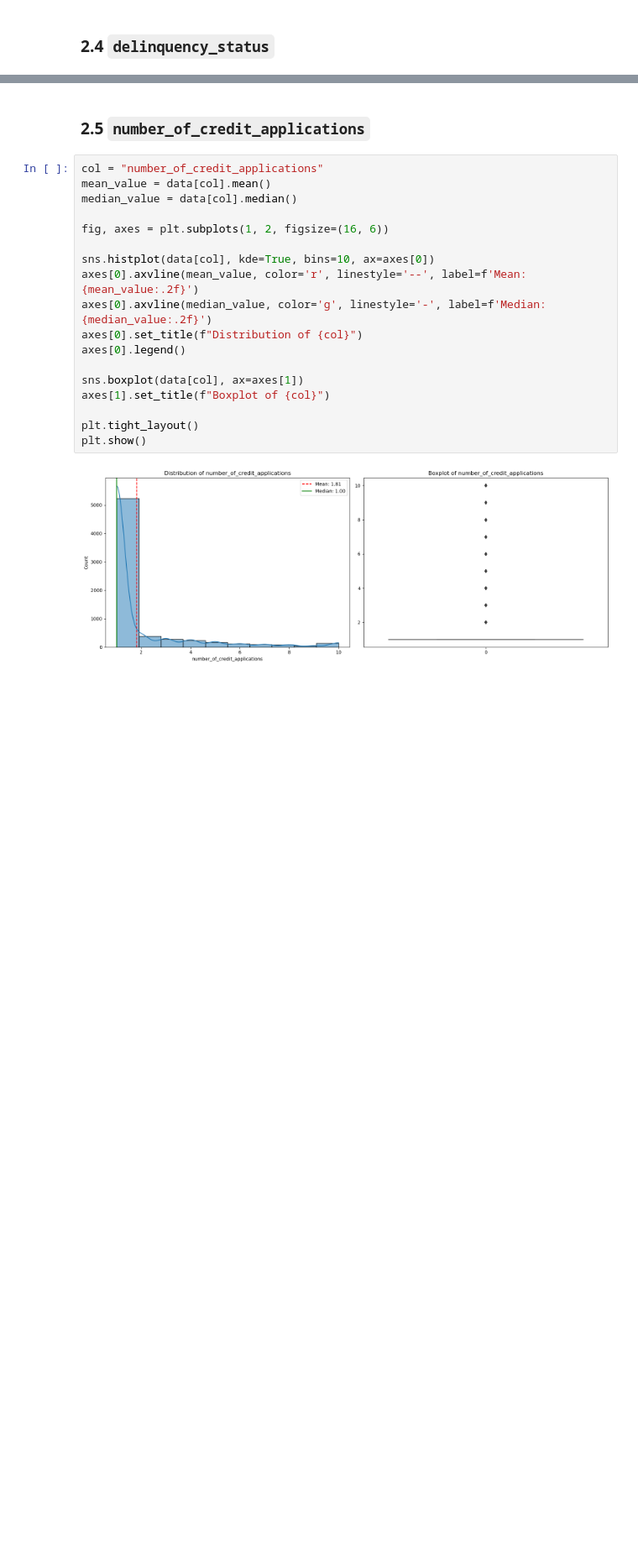
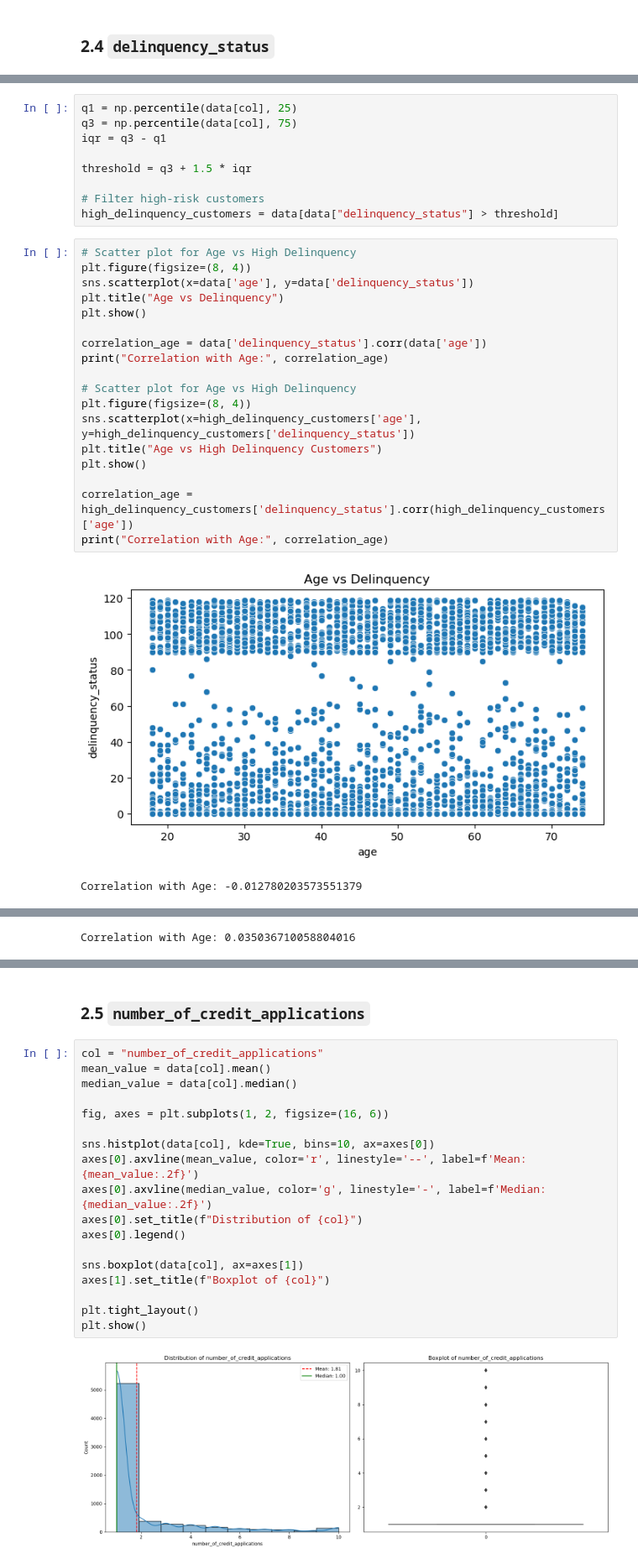
Before and after one commit to hchamikadilshan/CreditRisk360-ISC2024, a Jupyter notebook: notebooks/4 - eda.ipynb, the cells around one changed output, grey strips where cells are left out. Shown at 84% size. Drawn from its saved outputs; the diff is of its cells as text; blank space fills up the shorter version.

```diff
--- a/notebooks/4 - eda.ipynb
+++ b/notebooks/4 - eda.ipynb
@@ -151,0 +178,30 @@ plt.show()
+# %%
+q1 = np.percentile(data[col], 25)
+q3 = np.percentile(data[col], 75)
+iqr = q3 - q1
+
+threshold = q3 + 1.5 * iqr
+
+# Filter high-risk customers
+high_delinquency_customers = data[data["delinquency_status"] > threshold]
+# %%
+# Scatter plot for Age vs High Delinquency
+plt.figure(figsize=(8, 4))
+sns.scatterplot(x=data['age'], y=data['delinquency_status'])
+plt.title("Age vs Delinquency")
+plt.show()
+
+correlation_age = data['delinquency_status'].corr(data['age'])
+print("Correlation with Age:", correlation_age)
+
+# Scatter plot for Age vs High Delinquency
+plt.figure(figsize=(8, 4))
+sns.scatterplot(x=high_delinquency_customers['age'], y=high_delinquency_customers['delinquency_status'])
+plt.title("Age vs High Delinquency Customers")
+plt.show()
+
+correlation_age = high_delinquency_customers['delinquency_status'].corr(high_delinquency_customers['age'])
+print("Correlation with Age:", correlation_age)
+# %% [output]
+[figure, added]
+Correlation with Age: -0.012780203573551379
@@ -151,0 +209 @@ plt.show()
+Correlation with Age: 0.035036710058804016
```
Also changed, not shown: parts of 16 cells of this notebook.
